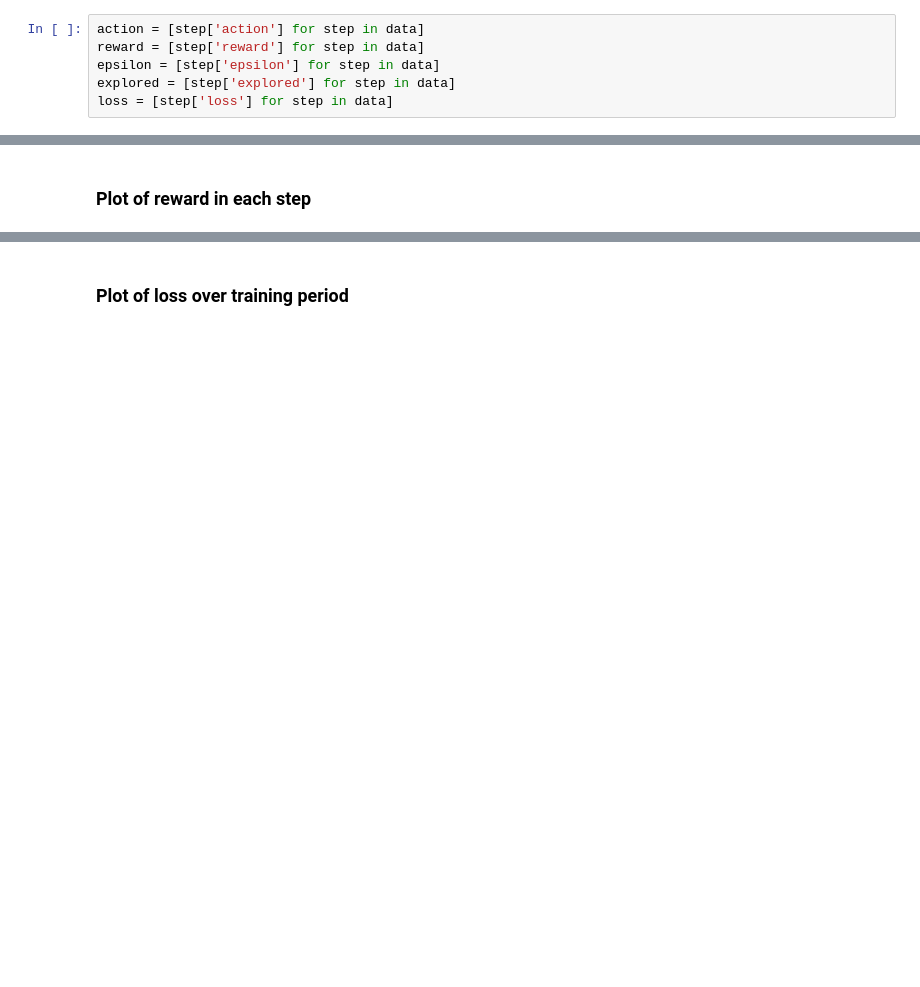
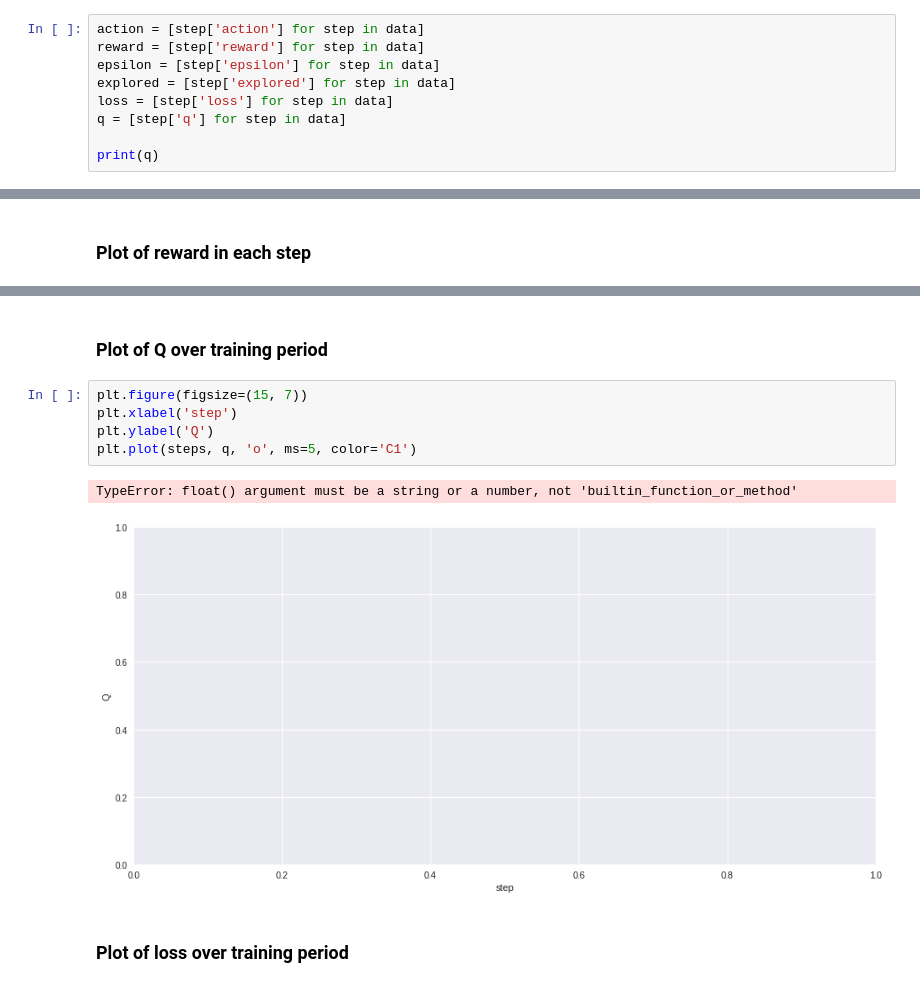
Before and after one commit to jkreft/ifml_project, a Jupyter notebook: analysis.ipynb, the cells around one changed output, grey strips where cells are left out. Saved outputs shown, nothing was run; the diff lists cells and outputs as text; blank space fills up the shorter version.

```diff
--- a/analysis.ipynb
+++ b/analysis.ipynb
@@ -50,3 +55,6 @@ reward = [step['reward'] for step in data]
 epsilon = [step['epsilon'] for step in data]
 explored = [step['explored'] for step in data]
 loss = [step['loss'] for step in data]
+q = [step['q'] for step in data]
+
+print(q)
@@ -91,3 +101,13 @@ plt.plot(steps, reward, 'o', ms=5, color='C1')
+# %% [markdown]
+### Plot of Q over training period
+# %%
+plt.figure(figsize=(15, 7))
+plt.xlabel('step')
+plt.ylabel('Q')
+plt.plot(steps, q, 'o', ms=5, color='C1')
+# %% [output]
+TypeError: float() argument must be a string or a number, not 'builtin_function_or_method'
+[figure, added]
 # %% [markdown]
 ### Plot of loss over training period
 # %%
```
Also changed, not shown: parts of 7 cells of this notebook, 3 other files.
